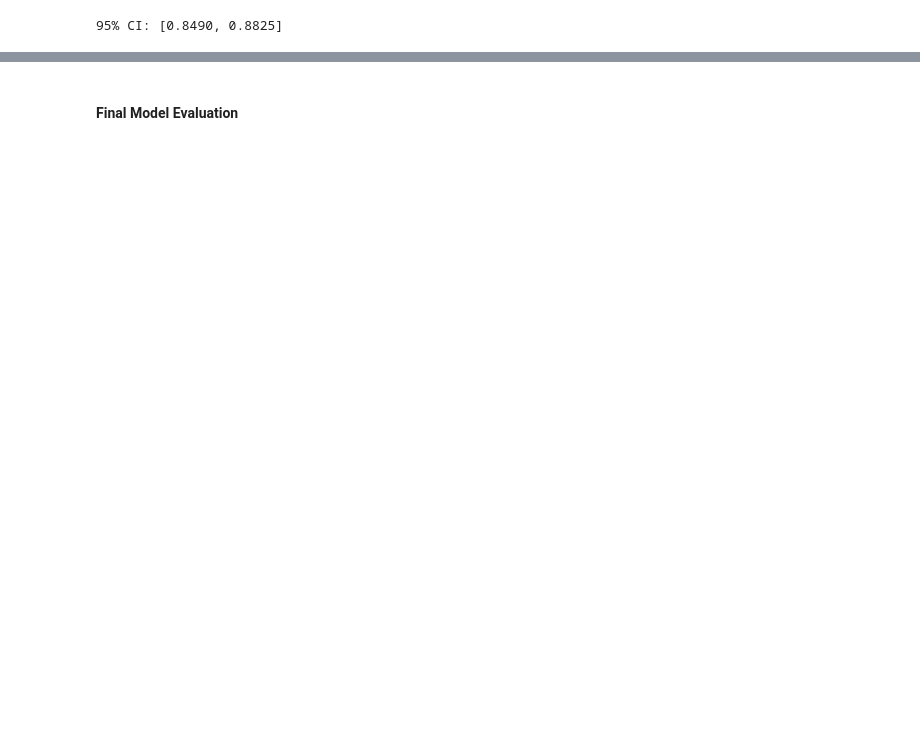
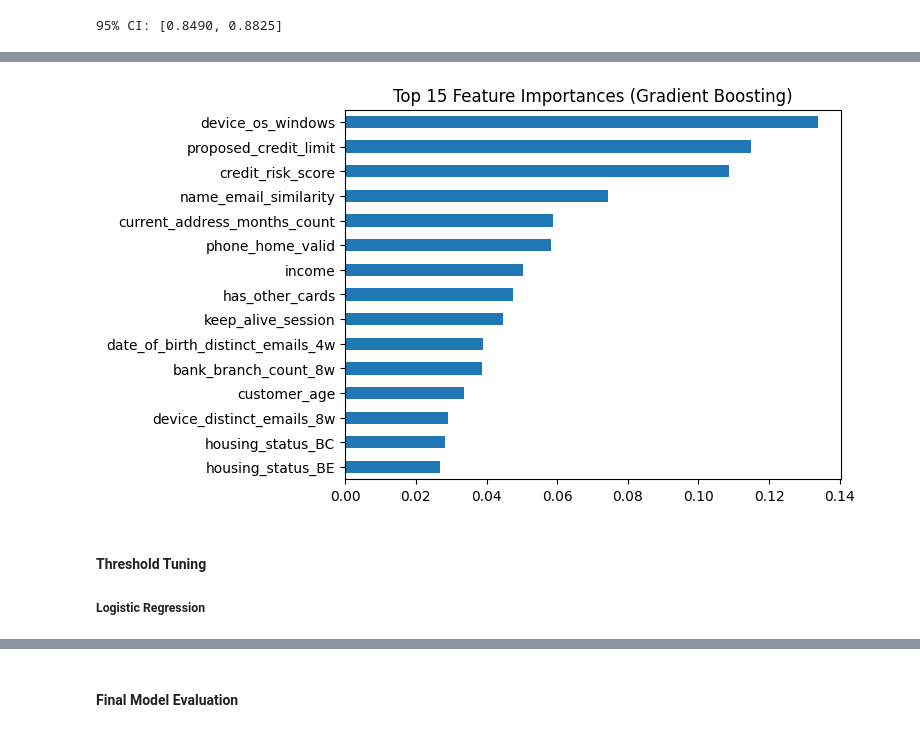
Before and after one commit to franciscandradegit/Final_Project, a Jupyter notebook: notebooks/fraud_ml.ipynb, the cells around one changed output, grey strips where cells are left out. Saved outputs shown, nothing was run; the diff lists cells and outputs as text; code cells hidden in the pictures; blank space fills up the shorter version.

```diff
--- a/notebooks/fraud_ml.ipynb
+++ b/notebooks/fraud_ml.ipynb
@@ -782,0 +618,10 @@ This decision aligns with the business objective of minimizing missed fraud case
+# %%
+importances.head(15).plot(kind="barh")
+plt.title("Top 15 Feature Importances (Gradient Boosting)")
+plt.gca().invert_yaxis()
+plt.show()
+# %% [output]
+[figure, added]
+# %% [markdown]
+#### Threshold Tuning
+##### Logistic Regression
```
Also changed, not shown: parts of 66 cells of this notebook, 1 other file.
